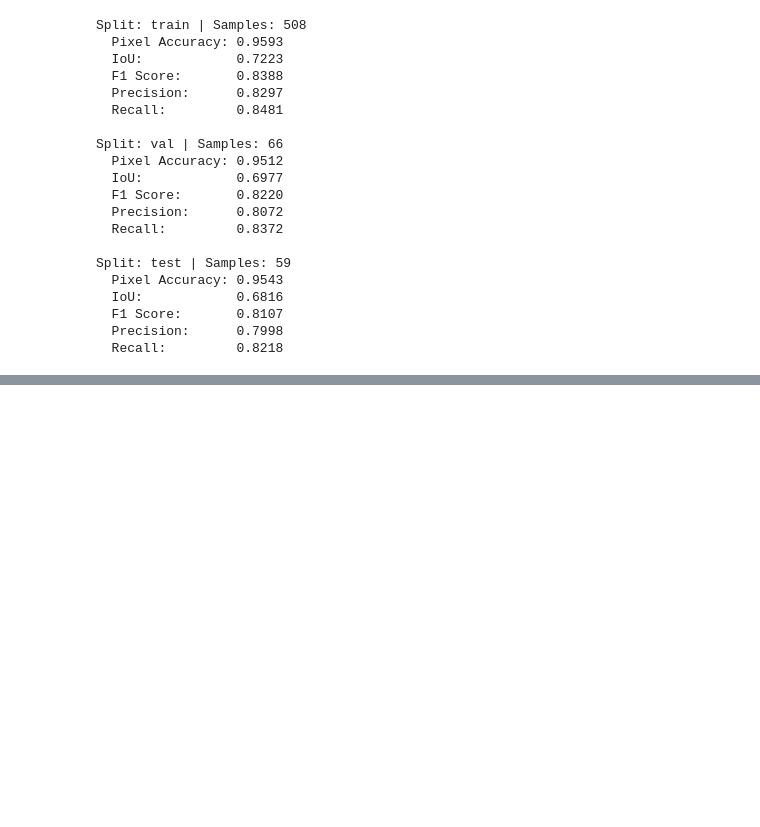
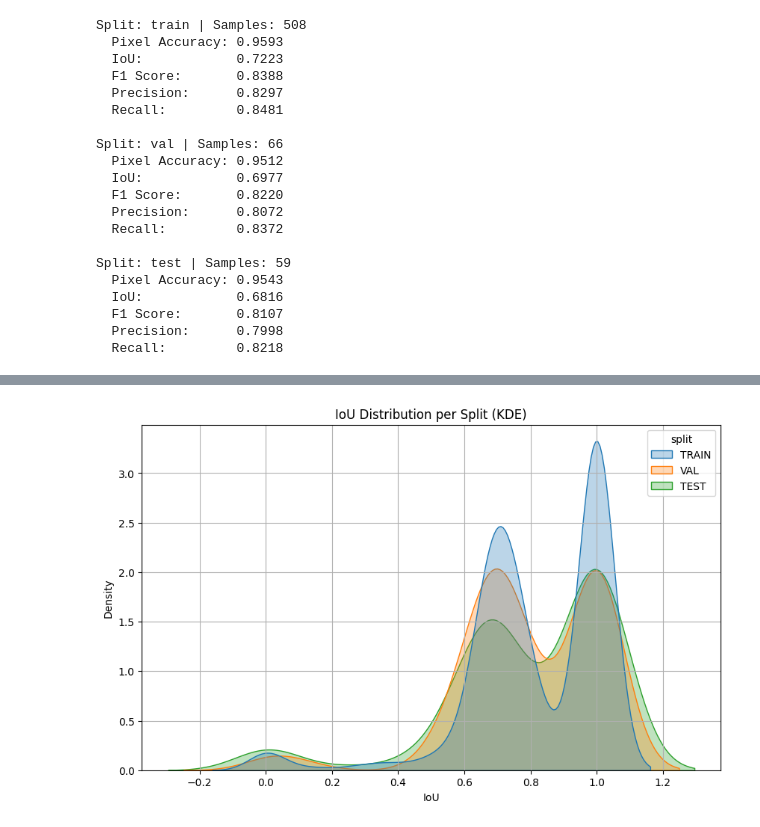
Before and after one commit to paster489/LMY, a Jupyter notebook: inference.ipynb, the cells around one changed output, grey strips where cells are left out. Cells and saved outputs as stored; diff of their text form; code cells hidden in the pictures; blank space fills up the shorter version.

```diff
--- a/inference.ipynb
+++ b/inference.ipynb
@@ -425,0 +957,23 @@ Split: test | Samples: 59
+# %%
+import seaborn as sns
+import pandas as pd
+import matplotlib.pyplot as plt
+
+# === Flatten to long-form DataFrame for seaborn
+plot_data = []
+for split in splits:
+    for val in iou_stats[split]["ious"]:
+        plot_data.append({"split": split.upper(), "IoU": val})
+
+df = pd.DataFrame(plot_data)
+
+# === KDE Plot
+plt.figure(figsize=(10, 6))
+sns.kdeplot(data=df, x="IoU", hue="split", fill=True, common_norm=False, alpha=0.3)
+plt.title("IoU Distribution per Split (KDE)")
+plt.xlabel("IoU")
+plt.ylabel("Density")
+plt.grid(True)
+plt.show()
+# %% [output]
+[figure, added]
```
Also changed, not shown: parts of 9 cells of this notebook, 2 other files.
